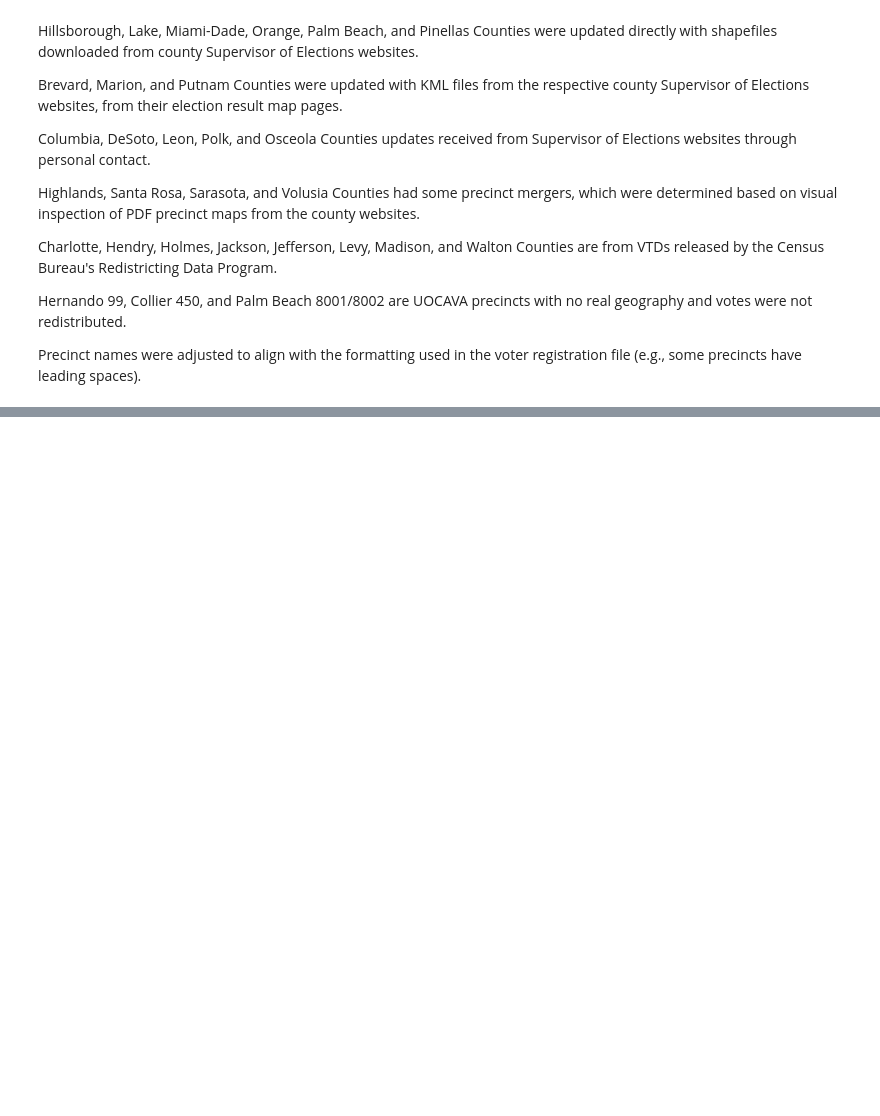
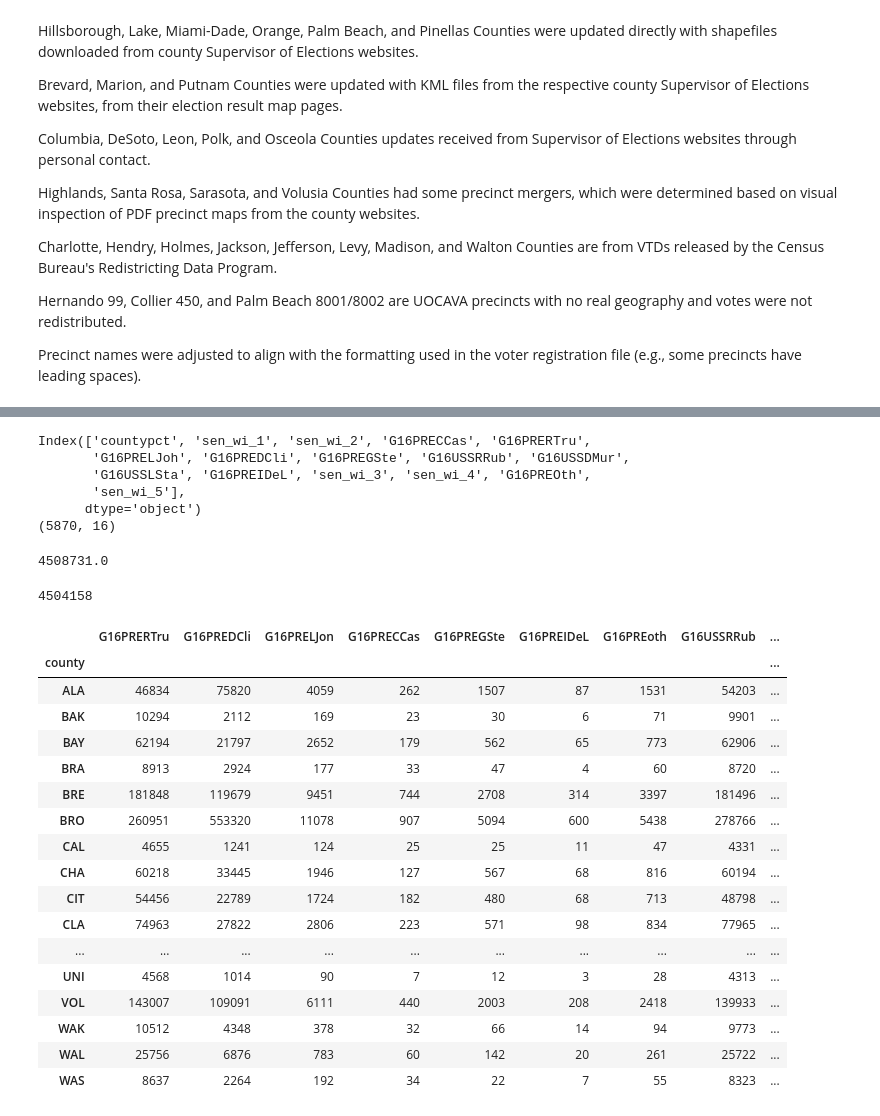
Before and after one commit to nonpartisan-redistricting-datahub/pdv-fl, a Jupyter notebook: vest-fl-2016/VEST_FL_16_replication.ipynb, the cells around one changed output, grey strips where cells are left out. Drawn from its saved outputs; the diff is of its cells as text; code cells hidden in the pictures; blank space fills up the shorter version.

```diff
--- a/vest-fl-2016/VEST_FL_16_replication.ipynb
+++ b/vest-fl-2016/VEST_FL_16_replication.ipynb
@@ -10,6 +10,8 @@ from pandas import read_csv
 gp.io.file.fiona.drvsupport.supported_drivers['KML'] = 'rw' #To load KML files
 # %% [markdown]
 # VEST Florida Validation
+# %%
+vest_fl_16 = gp.read_file("./raw-from-source/VEST/fl_2016/fl_2016.shp")
 # %% [markdown]
 ## Documentation
 # %% [markdown]
@@ -66,0 +303,58 @@ tay_values = pd.read_csv("/Users/peterhorton/Documents/Redistricting_Data_Hub/Co
+# %%
+pivoted_2016.columns=(['countypct',"sen_wi_1",
+                       "sen_wi_2",
+                       "G16PRECCas",
+                       "G16PRERTru",
+                       "G16PRELJoh",
+                        "G16PREDCli",
+                       "G16PREGSte",
+                       "G16USSRRub",
+                       "G16USSDMur",
+                       "G16USSLSta",
+                       "G16PREIDeL",
+                       "sen_wi_3",
+                       "sen_wi_4",
+                       "G16PREOth",
+                       "sen_wi_5"])
+print(pivoted_2016.columns)
+print(pivoted_2016.shape)
+pivoted_2016["G16USSOth"]=pivoted_2016["sen_wi_1"]+pivoted_2016["sen_wi_2"]+pivoted_2016["sen_wi_3"]+pivoted_2016["sen_wi_4"]+pivoted_2016["sen_wi_5"]
+pivoted_2016.drop(["sen_wi_1","sen_wi_2","sen_wi_3","sen_wi_4","sen_wi_5"], axis=1,inplace=True)
+# %% [output]
+Index(['countypct', 'sen_wi_1', 'sen_wi_2', 'G16PRECCas', 'G16PRERTru',
+       'G16PRELJoh', 'G16PREDCli', 'G16PREGSte', 'G16USSRRub', 'G16USSDMur',
+       'G16USSLSta', 'G16PREIDeL', 'sen_wi_3', 'sen_wi_4', 'G16PREOth',
+       'sen_wi_5'],
+      dtype='object')
+(5870, 16)
+# %%
+pivoted_2016 = pivoted_2016.fillna(0)
+print(sum(pivoted_2016["G16PREDCli"]))
+pivoted_2016["county"]=pivoted_2016["countypct"].str[0:3]
+# %% [output]
+4508731.0
+# %%
+print(sum(vest_fl_16["G16PREDCli"]))
+# %% [output]
+4504158
+# %%
+vest_fl_16.groupby(["county"]).sum()
+# %% [output]
+|  | G16PRERTru | G16PREDCli | G16PRELJon | G16PRECCas | G16PREGSte | G16PREIDeL | G16PREoth | G16USSRRub | ... |
+| county |  |  |  |  |  |  |  |  | ... |
+| ALA | 46834 | 75820 | 4059 | 262 | 1507 | 87 | 1531 | 54203 | ... |
+| BAK | 10294 | 2112 | 169 | 23 | 30 | 6 | 71 | 9901 | ... |
+| BAY | 62194 | 21797 | 2652 | 179 | 562 | 65 | 773 | 62906 | ... |
+| BRA | 8913 | 2924 | 177 | 33 | 47 | 4 | 60 | 8720 | ... |
+| BRE | 181848 | 119679 | 9451 | 744 | 2708 | 314 | 3397 | 181496 | ... |
+| BRO | 260951 | 553320 | 11078 | 907 | 5094 | 600 | 5438 | 278766 | ... |
+| CAL | 4655 | 1241 | 124 | 25 | 25 | 11 | 47 | 4331 | ... |
+| CHA | 60218 | 33445 | 1946 | 127 | 567 | 68 | 816 | 60194 | ... |
+| CIT | 54456 | 22789 | 1724 | 182 | 480 | 68 | 713 | 48798 | ... |
+| CLA | 74963 | 27822 | 2806 | 223 | 571 | 98 | 834 | 77965 | ... |
+| ... | ... | ... | ... | ... | ... | ... | ... | ... | ... |
+| UNI | 4568 | 1014 | 90 | 7 | 12 | 3 | 28 | 4313 | ... |
+| VOL | 143007 | 109091 | 6111 | 440 | 2003 | 208 | 2418 | 139933 | ... |
+| WAK | 10512 | 4348 | 378 | 32 | 66 | 14 | 94 | 9773 | ... |
+| WAL | 25756 | 6876 | 783 | 60 | 142 | 20 | 261 | 25722 | ... |
+| WAS | 8637 | 2264 | 192 | 34 | 22 | 7 | 55 | 8323 | ... |
```
Also changed, not shown: parts of 20 cells of this notebook.
